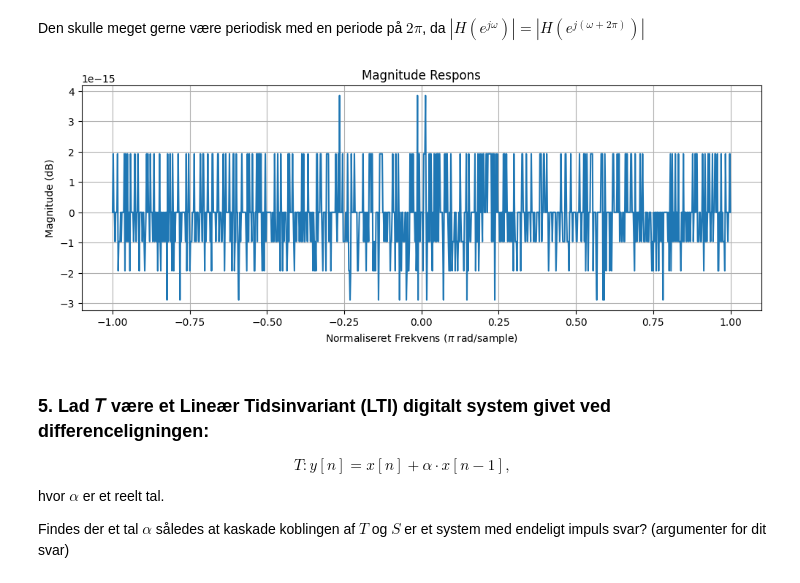
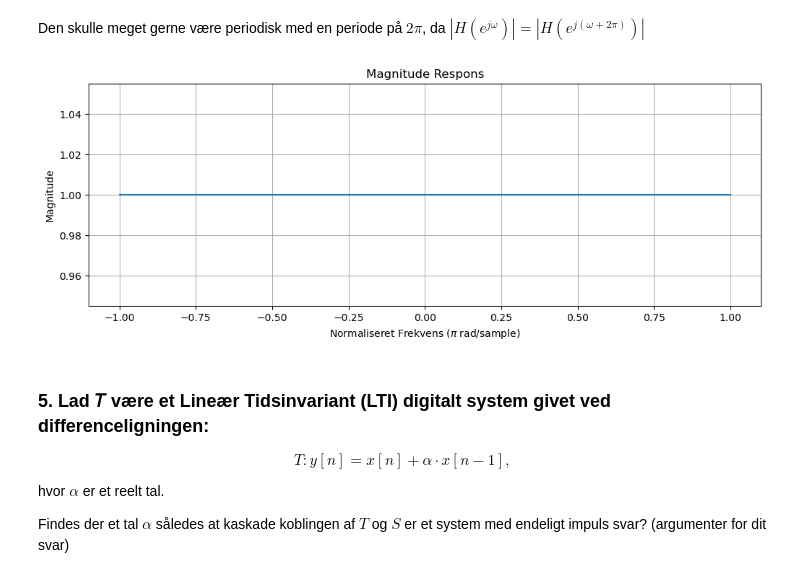
Before and after one commit to Khanrik/UniFolder, a Jupyter notebook: 4. Semester/Diskret-tids signalbehandling/Eksamensforberedelse/DTSPexam2024/DTSPexam2024.ipynb, the cells around one changed output. Cells and saved outputs as stored; diff of their text form; code cells hidden in the pictures.

```diff
--- a/4. Semester/Diskret-tids signalbehandling/Eksamensforberedelse/DTSPexam2024/DTSPexam2024.ipynb
+++ b/4. Semester/Diskret-tids signalbehandling/Eksamensforberedelse/DTSPexam2024/DTSPexam2024.ipynb
@@ -228,20 +241,20 @@ Den skulle meget gerne være periodisk med en periode på $2 \pi$, da $|H( e^{ j
 # %%
 num = [-1/2, 1]
 den = [1, -1/2]
 
 w = np.linspace(-np.pi, np.pi, 1000)
 _, H = signal.freqz(num, den, worN=w)
 
 plt.figure(figsize=(12, 4))
 
-plt.plot(w / np.pi, 20 * np.log10(np.abs(H)))
+plt.plot(w / np.pi, np.abs(H))
 plt.title('Magnitude Respons')
 plt.xlabel('Normaliseret Frekvens ($\pi$ rad/sample)')
-plt.ylabel('Magnitude (dB)')
+plt.ylabel('Magnitude')
 plt.grid(True)
 plt.show()
 # %% [output]
-[figure, old version]
+[figure, new version]
 # %% [markdown]
 ### 5. Lad 𝑇 være et Lineær Tidsinvariant (LTI) digitalt system givet ved differenceligningen:
 $$
```
Also changed, not shown: parts of 11 cells of this notebook, 1 other file.
